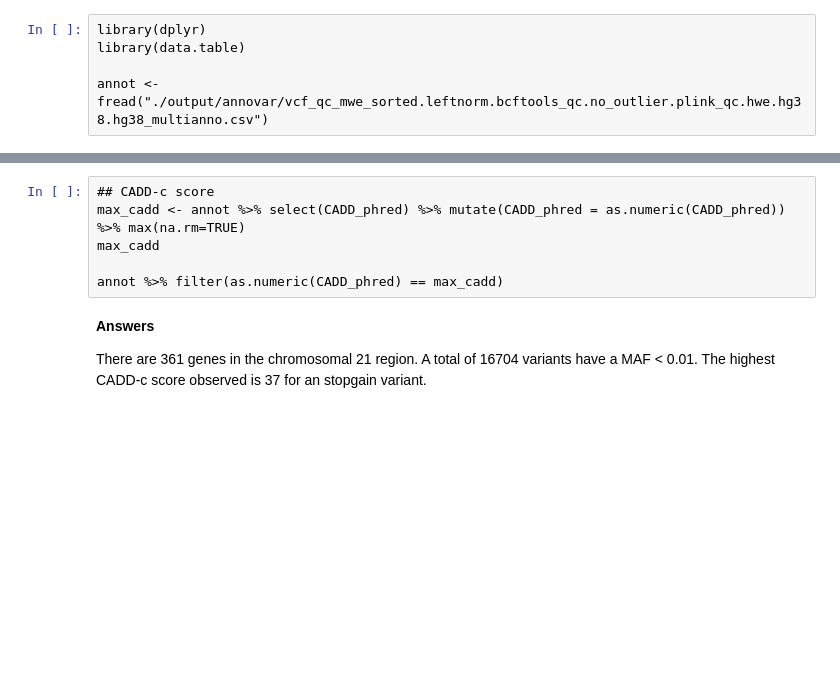
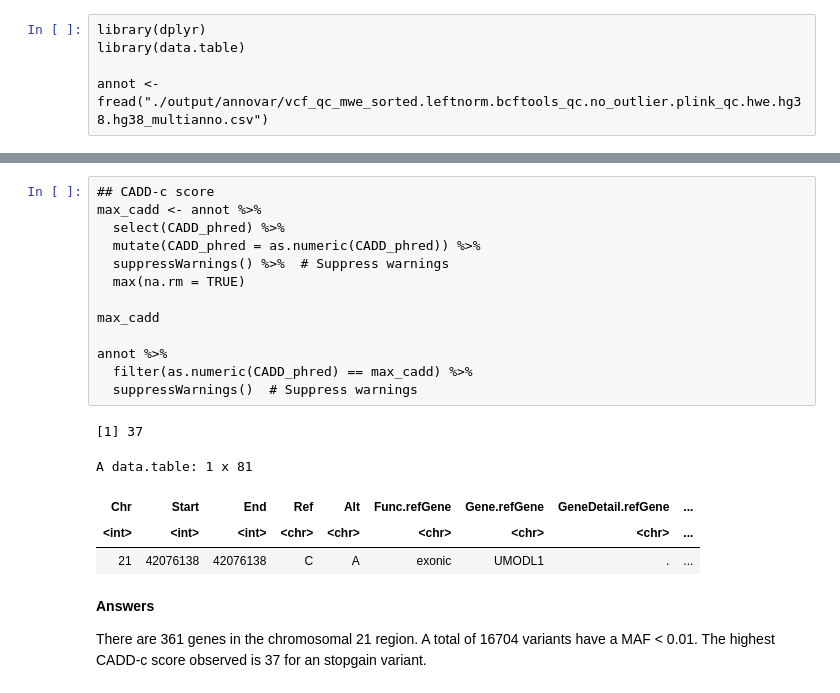
Before and after one commit to cumc/handson-tutorials, a Jupyter notebook: contents/ngs_qc_annotation/NGS_QC_Annotation.ipynb, the cells around one changed output, grey strips where cells are left out. Saved outputs shown, nothing was run; the diff lists cells and outputs as text; blank space fills up the shorter version.

```diff
--- a/contents/ngs_qc_annotation/NGS_QC_Annotation.ipynb
+++ b/contents/ngs_qc_annotation/NGS_QC_Annotation.ipynb
@@ -417,9 +589,22 @@ annot %>% filter(gnomad40_genome_AF_nfe < 0.01) %>% dim()
 # %%
 ## CADD-c score
-max_cadd <- annot %>% select(CADD_phred) %>% mutate(CADD_phred = as.numeric(CADD_phred)) %>% max(na.rm=TRUE)
+max_cadd <- annot %>%
+  select(CADD_phred) %>%
+  mutate(CADD_phred = as.numeric(CADD_phred)) %>%
+  suppressWarnings() %>%  # Suppress warnings
+  max(na.rm = TRUE)
+
 max_cadd
 
-annot %>% filter(as.numeric(CADD_phred) == max_cadd)
+annot %>%
+  filter(as.numeric(CADD_phred) == max_cadd) %>%
+  suppressWarnings()  # Suppress warnings
+# %% [output]
+[1] 37
+A data.table: 1 x 81
+| Chr | Start | End | Ref | Alt | Func.refGene | Gene.refGene | GeneDetail.refGene | ... |
+| <int> | <int> | <int> | <chr> | <chr> | <chr> | <chr> | <chr> | ... |
+| 21 | 42076138 | 42076138 | C | A | exonic | UMODL1 | . | ... |
 # %% [markdown]
 **Answers**
 
```
Also changed, not shown: parts of 23 cells of this notebook.
